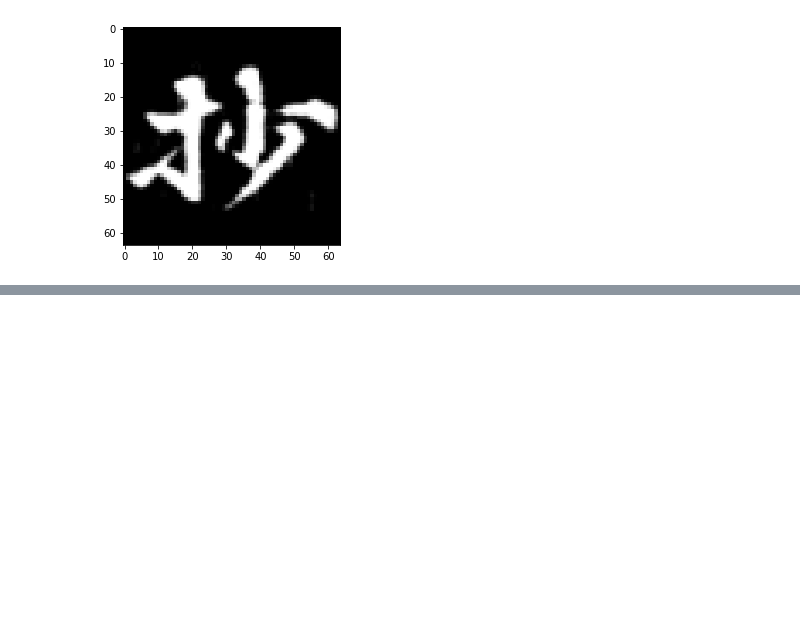
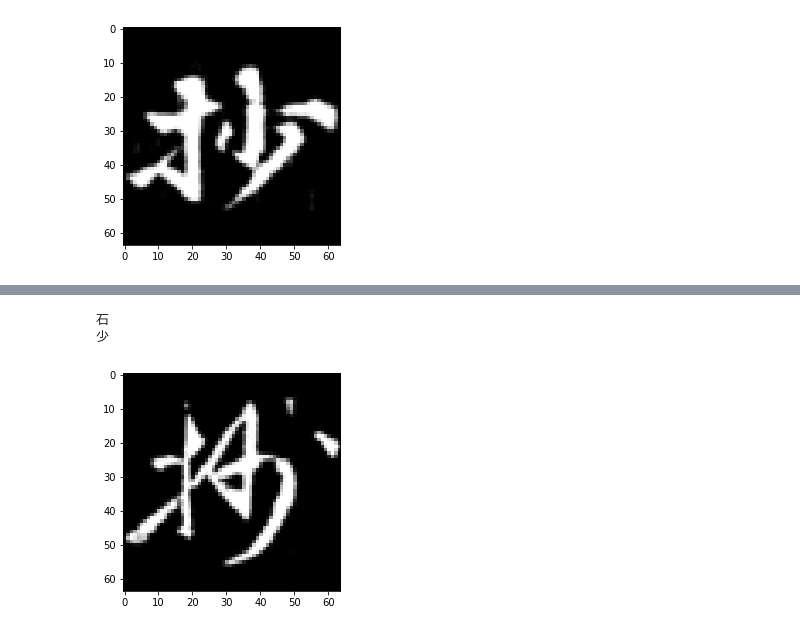
Before and after one commit to cross32768/kanji_crassification, a Jupyter notebook: curated_radical_crassification.ipynb, the cells around one changed output, grey strips where cells are left out. Saved outputs shown, nothing was run; the diff lists cells and outputs as text; code cells hidden in the pictures; blank space fills up the shorter version.

```diff
--- a/curated_radical_crassification.ipynb
+++ b/curated_radical_crassification.ipynb
@@ -527,0 +554,10 @@ for i, value in enumerate(pred_label[index]):
+# %%
+index = 3
+plt.imshow(test_image[index].numpy().reshape(64,64), cmap='gray')
+for i, value in enumerate(pred_label[index]):
+    if value == 1:
+        print(radical_list[i])
+# %% [output]
+石
+少
+[figure, added]
```
Also changed, not shown: parts of 22 cells of this notebook.
